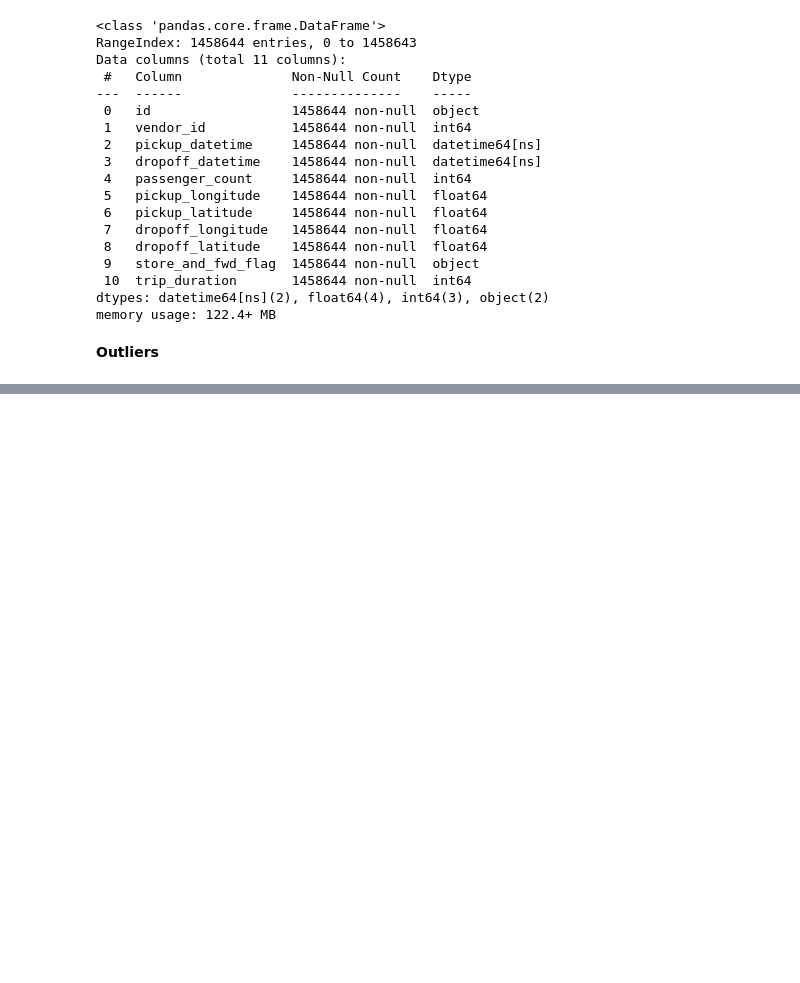
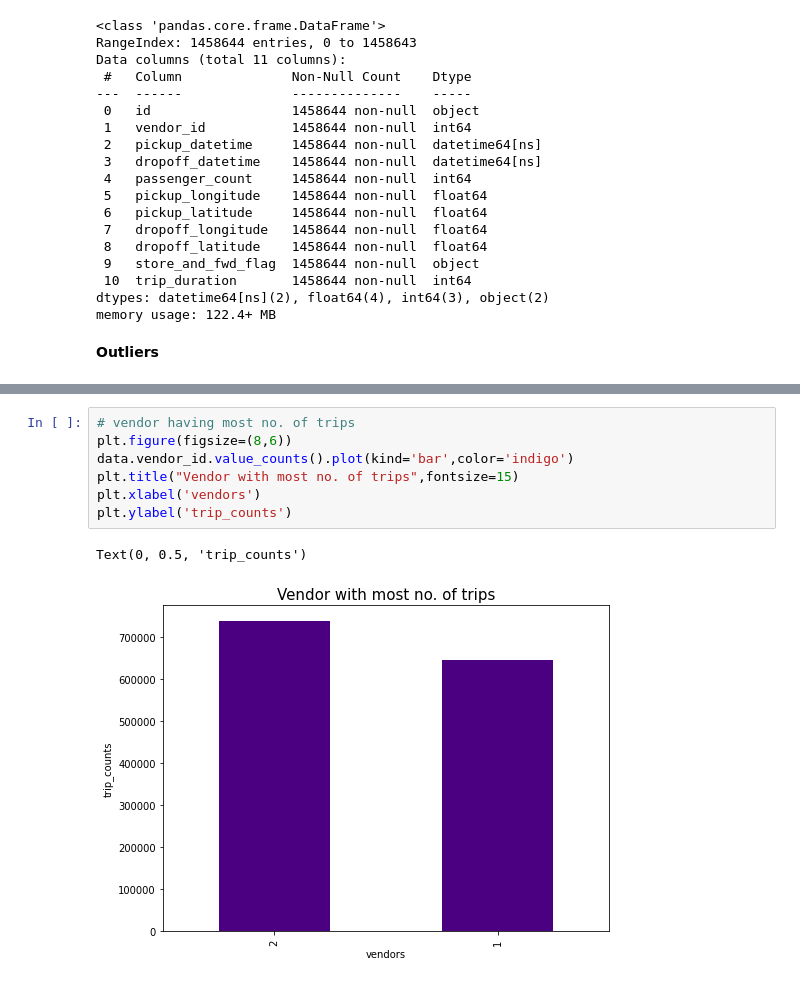
Before and after one commit to ajayn3300/NYC-_Taxi_Trip_Time-Prediction---Regression, a Jupyter notebook: NYC_Taxi_Trip_Time_Prediction_Capstone_Project.ipynb, the cells around one changed output, grey strips where cells are left out. Saved outputs shown, nothing was run; the diff lists cells and outputs as text; blank space fills up the shorter version.

```diff
--- a/NYC_Taxi_Trip_Time_Prediction_Capstone_Project.ipynb
+++ b/NYC_Taxi_Trip_Time_Prediction_Capstone_Project.ipynb
@@ -173,0 +228,10 @@ for i,j in enumerate(data.describe().columns):
+# %%
+# vendor having most no. of trips
+plt.figure(figsize=(8,6))
+data.vendor_id.value_counts().plot(kind='bar',color='indigo')
+plt.title("Vendor with most no. of trips",fontsize=15)
+plt.xlabel('vendors')
+plt.ylabel('trip_counts')
+# %% [output]
+Text(0, 0.5, 'trip_counts')
+[figure, added]
```
Also changed, not shown: parts of 13 cells of this notebook.
